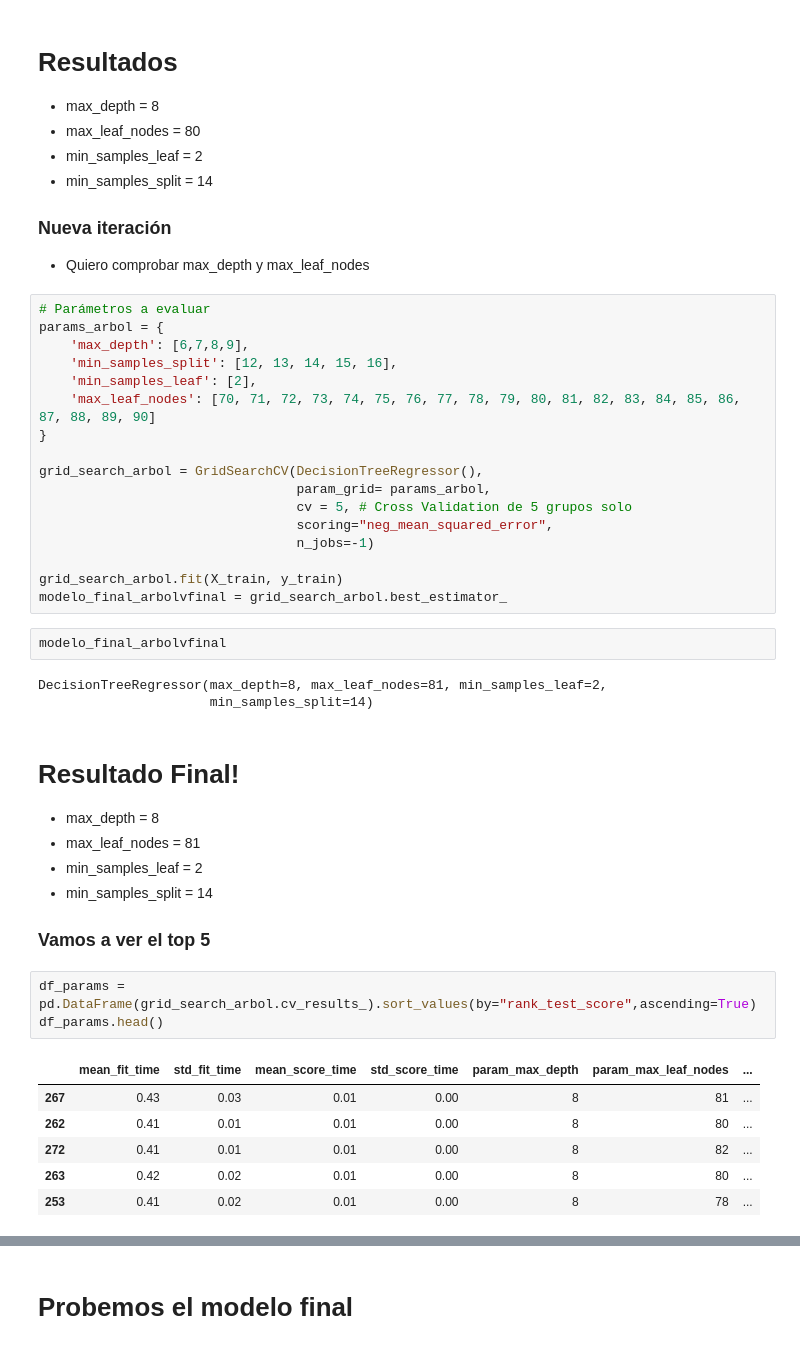
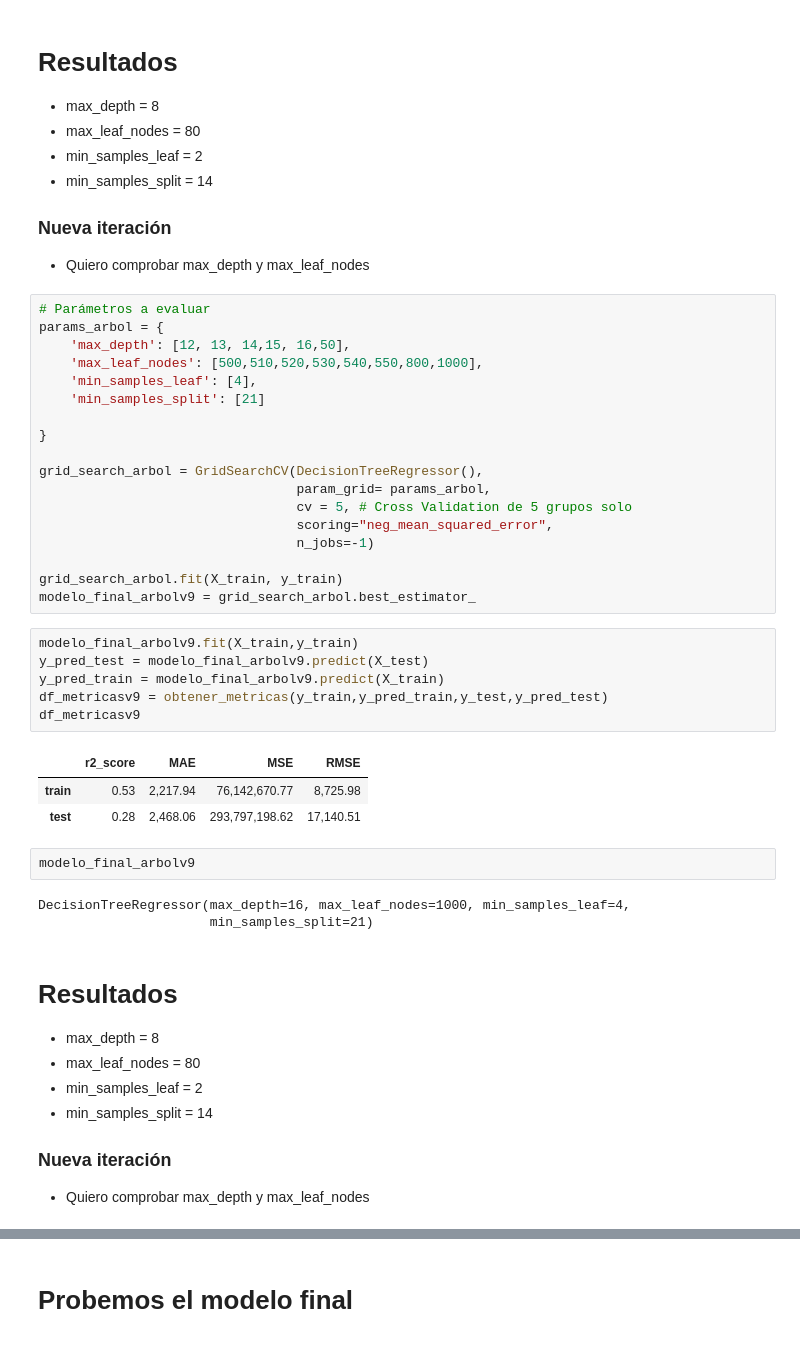
Before and after one commit to apelsito/laboratorio-modulo8-leccion02-ModelosNoLineales, a Jupyter notebook: jupyter_notebooks/Modelo2/07_DecisionTree.ipynb, the cells around one changed output, grey strips where cells are left out. Drawn from its saved outputs; the diff is of its cells as text.

```diff
--- a/jupyter_notebooks/Modelo2/07_DecisionTree.ipynb
+++ b/jupyter_notebooks/Modelo2/07_DecisionTree.ipynb
@@ -376,10 +424,11 @@ modelo_final_arbolv7
 # %%
 # Parámetros a evaluar
 params_arbol = {
-    'max_depth': [6,7,8,9],
-    'min_samples_split': [12, 13, 14, 15, 16],
-    'min_samples_leaf': [2],
-    'max_leaf_nodes': [70, 71, 72, 73, 74, 75, 76, 77, 78, 79, 80, 81, 82, 83, 84, 85, 86, 87, 88, 89, 90]
+    'max_depth': [12, 13, 14,15, 16,50],
+    'max_leaf_nodes': [500,510,520,530,540,550,800,1000],
+    'min_samples_leaf': [4],
+    'min_samples_split': [21]
+
 }
 
 grid_search_arbol = GridSearchCV(DecisionTreeRegressor(),
@@ -389,27 +438,28 @@ grid_search_arbol = GridSearchCV(DecisionTreeRegressor(),
                                  n_jobs=-1)
 
 grid_search_arbol.fit(X_train, y_train)
-modelo_final_arbolvfinal = grid_search_arbol.best_estimator_
+modelo_final_arbolv9 = grid_search_arbol.best_estimator_
-# %%
-modelo_final_arbolvfinal
-# %% [output]
-DecisionTreeRegressor(max_depth=8, max_leaf_nodes=81, min_samples_leaf=2,
-                      min_samples_split=14)
+# %%
+modelo_final_arbolv9.fit(X_train,y_train)
+y_pred_test = modelo_final_arbolv9.predict(X_test)
+y_pred_train = modelo_final_arbolv9.predict(X_train)
+df_metricasv9 = obtener_metricas(y_train,y_pred_train,y_test,y_pred_test)
+df_metricasv9
+# %% [output]
+|  | r2_score | MAE | MSE | RMSE |
+| train | 0.53 | 2,217.94 | 76,142,670.77 | 8,725.98 |
+| test | 0.28 | 2,468.06 | 293,797,198.62 | 17,140.51 |
+# %%
+modelo_final_arbolv9
+# %% [output]
+DecisionTreeRegressor(max_depth=16, max_leaf_nodes=1000, min_samples_leaf=4,
+                      min_samples_split=21)
 # %% [markdown]
-# Resultado Final!
+# Resultados
 - max_depth = 8
-- max_leaf_nodes = 81
+- max_leaf_nodes = 80
 - min_samples_leaf = 2
 - min_samples_split = 14
 
-### Vamos a ver el top 5
+### Nueva iteración
+- Quiero comprobar max_depth y max_leaf_nodes
-# %%
-df_params = pd.DataFrame(grid_search_arbol.cv_results_).sort_values(by="rank_test_score",ascending=True)
-df_params.head()
-# %% [output]
-|  | mean_fit_time | std_fit_time | mean_score_time | std_score_time | param_max_depth | param_max_leaf_nodes | ... |
-| 267 | 0.43 | 0.03 | 0.01 | 0.00 | 8 | 81 | ... |
-| 262 | 0.41 | 0.01 | 0.01 | 0.00 | 8 | 80 | ... |
-| 272 | 0.41 | 0.01 | 0.01 | 0.00 | 8 | 82 | ... |
-| 263 | 0.42 | 0.02 | 0.01 | 0.00 | 8 | 80 | ... |
-| 253 | 0.41 | 0.02 | 0.01 | 0.00 | 8 | 78 | ... |
```
Also changed, not shown: parts of 54 cells of this notebook, 21 other files.
